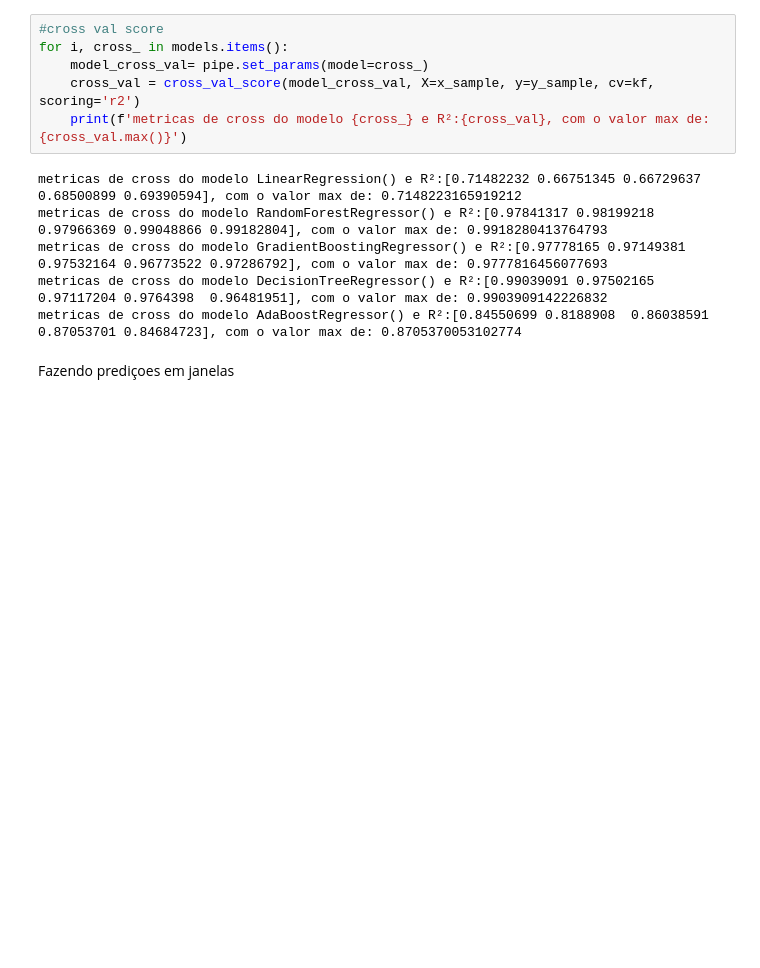
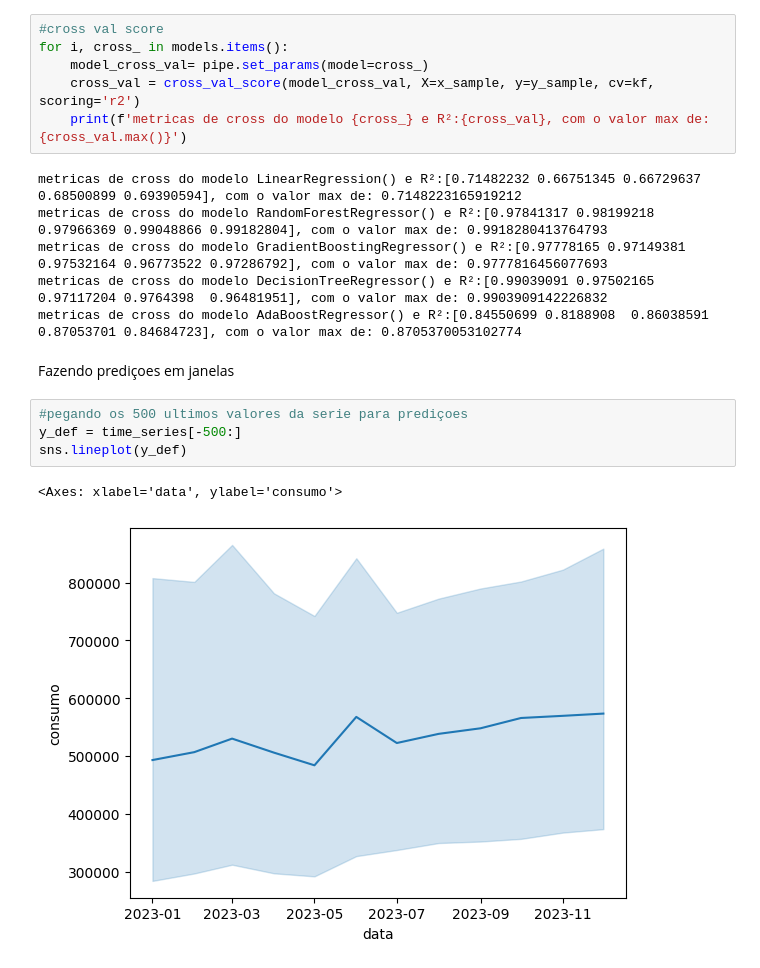
Before and after one commit to WesleySouza13/energy-consumption-forecast-br, a Jupyter notebook: Untitled-1.ipynb, the cells around one changed output. Cells and saved outputs as stored; diff of their text form; blank space fills up the shorter version.

Commit message:
#pegando os 500 ultimos valores da serie para prediçoes

```diff
--- a/Untitled-1.ipynb
+++ b/Untitled-1.ipynb
@@ -647,3 +647,10 @@ metricas de cross do modelo DecisionTreeRegressor() e R²:[0.99039091 0.97502165
 metricas de cross do modelo AdaBoostRegressor() e R²:[0.84550699 0.8188908  0.86038591 0.87053701 0.84684723], com o valor max de: 0.8705370053102774
 # %% [markdown]
 Fazendo prediçoes em janelas
+# %%
+#pegando os 500 ultimos valores da serie para prediçoes
+y_def = time_series[-500:]
+sns.lineplot(y_def)
+# %% [output]
+<Axes: xlabel='data', ylabel='consumo'>
+[figure, added]
```
